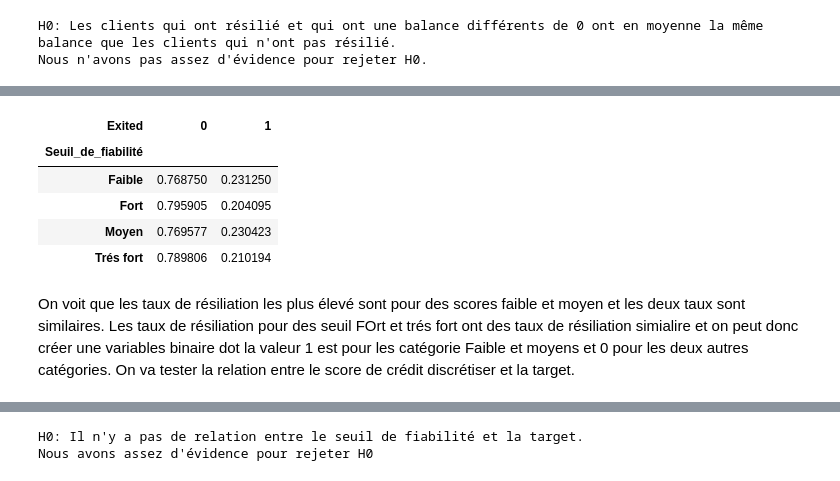
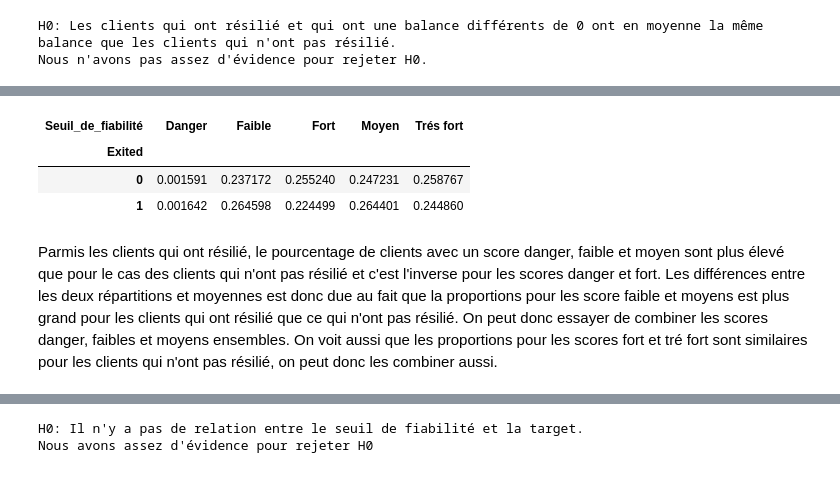
Before and after one commit to fmazur57u/Bank-churn, a Jupyter notebook: projet_bank_churn.ipynb, the cells around one changed output, grey strips where cells are left out. Drawn from its saved outputs; the diff is of its cells as text; code cells hidden in the pictures.

Commit message:
Amélioration analyse et simplification variable

```diff
--- a/projet_bank_churn.ipynb
+++ b/projet_bank_churn.ipynb
@@ -424,10 +423,0 @@ On a rejeter l'hypothése H0 pour le score de crédit mais pas pour la balance d
-# %%
-condition_list = [
-    (analyse_set["CreditScore"] < 475),
-    (analyse_set["CreditScore"] >= 475) & (analyse_set["CreditScore"] < 600),
-    (analyse_set["CreditScore"] > 725)
-
-]
-choicelist = ["Faible", "Moyen", "Trés fort"]
-analyse_set["Seuil_de_fiabilité"] = np.select(condition_list, choicelist, default="Fort")
-analyse_set
@@ -447,0 +424,24 @@ analyse_set
+# %%
+score_de_credit = analyse_set["CreditScore"]
+
+q1 = score_de_credit.quantile(0.25)
+
+q3 = score_de_credit.quantile(0.75)
+
+iqr = q3 - q1
+
+lower_bound  = q1 - 1.5 * iqr
+
+upper_bound  = q3 + 1.5 * iqr
+
+mediane = score_de_credit.median()
+
+condition_list = [
+    (analyse_set["CreditScore"] < lower_bound),
+    (analyse_set["CreditScore"] >= lower_bound) & (analyse_set["CreditScore"] < q1),
+    (analyse_set["CreditScore"] >= q1) & (analyse_set["CreditScore"] < mediane),
+    (analyse_set["CreditScore"] >= mediane) & (analyse_set["CreditScore"] < q3)
+]
+choicelist = ["Danger", "Faible", "Moyen", "Fort"]
+analyse_set["Seuil_de_fiabilité"] = np.select(condition_list, choicelist, default="Trés fort")
+analyse_set
@@ -448,11 +462,9 @@ analyse_set
 # %%
-pd.crosstab(analyse_set["Seuil_de_fiabilité"], analyse_set["Exited"], normalize="index")
+pd.crosstab(analyse_set["Exited"], analyse_set["Seuil_de_fiabilité"], normalize="index")
 # %% [output]
-| Exited | 0 | 1 |
-| Seuil_de_fiabilité |  |  |
-| Faible | 0.768750 | 0.231250 |
-| Fort | 0.795905 | 0.204095 |
-| Moyen | 0.769577 | 0.230423 |
-| Trés fort | 0.789806 | 0.210194 |
+| Seuil_de_fiabilité | Danger | Faible | Fort | Moyen | Trés fort |
+| Exited |  |  |  |  |  |
+| 0 | 0.001591 | 0.237172 | 0.255240 | 0.247231 | 0.258767 |
+| 1 | 0.001642 | 0.264598 | 0.224499 | 0.264401 | 0.244860 |
-# %% [markdown]
-On voit que les taux de résiliation les plus élevé sont pour des scores faible et moyen et les deux taux sont similaires. Les taux de résiliation pour des seuil FOrt et trés fort ont des taux de résiliation simialire et on peut donc créer une variables binaire dot la valeur 1 est pour les catégorie Faible et moyens et 0 pour les deux autres catégories. On va tester la relation entre le score de crédit discrétiser et la target.
+# %% [markdown]
+Parmis les clients qui ont résilié, le pourcentage de clients avec un score danger, faible et moyen sont plus élevé que pour le cas des clients qui n'ont pas résilié et c'est l'inverse pour les scores danger et fort. Les différences entre les deux répartitions et moyennes est donc due au fait que la proportions pour les score faible et moyens est plus grand pour les clients qui ont résilié que ce qui n'ont pas résilié. On peut donc essayer de combiner les scores danger, faibles et moyens ensembles. On voit aussi que les proportions pour les scores fort et tré fort sont similaires pour les clients qui n'ont pas résilié, on peut donc les combiner aussi.
```
Also changed, not shown: parts of 67 cells of this notebook, 1 other file.
